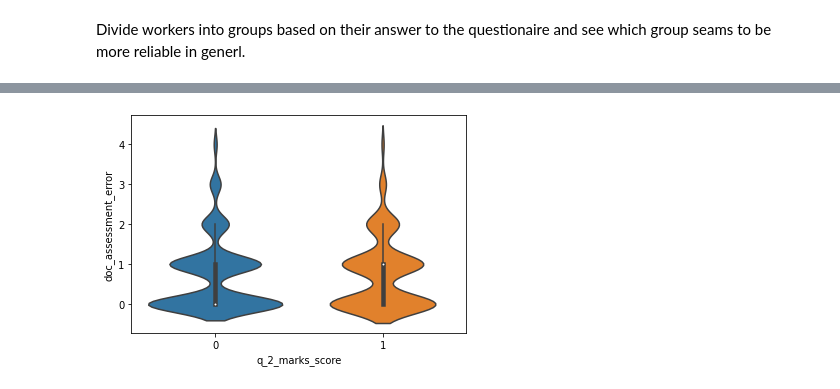
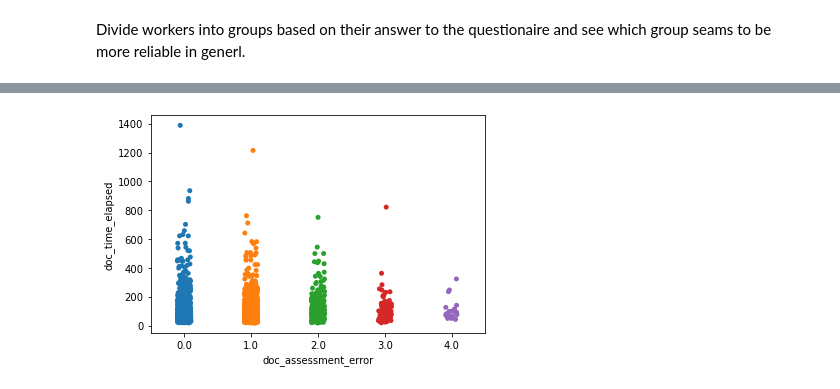
Before and after one commit to EyeofBeholder-NLeSC/play-around-sample-set, a Jupyter notebook: notebooks/IPM_worker_reliability_statistics.ipynb, the cells around one changed output, grey strips where cells are left out. Saved outputs shown, nothing was run; the diff lists cells and outputs as text; code cells hidden in the pictures.

```diff
--- a/notebooks/IPM_worker_reliability_statistics.ipynb
+++ b/notebooks/IPM_worker_reliability_statistics.ipynb
@@ -67,3 +87,3 @@ sns.violinplot(x="q_1_farmers_score", y="doc_assessment_error", data=df.sort_val
 # %%
-sns.violinplot(x="q_2_marks_score", y="doc_assessment_error", data=df.sort_values(by="q_2_marks_score"))
+sns.stripplot(x="doc_assessment_error", y="doc_time_elapsed", data=df)
 # %% [output]
@@ -71 +91 @@ sns.violinplot(x="q_2_marks_score", y="doc_assessment_error", data=df.sort_value
-[figure, old version]
+[figure, new version]
```
Also changed, not shown: parts of 16 cells of this notebook, 1 other file.
